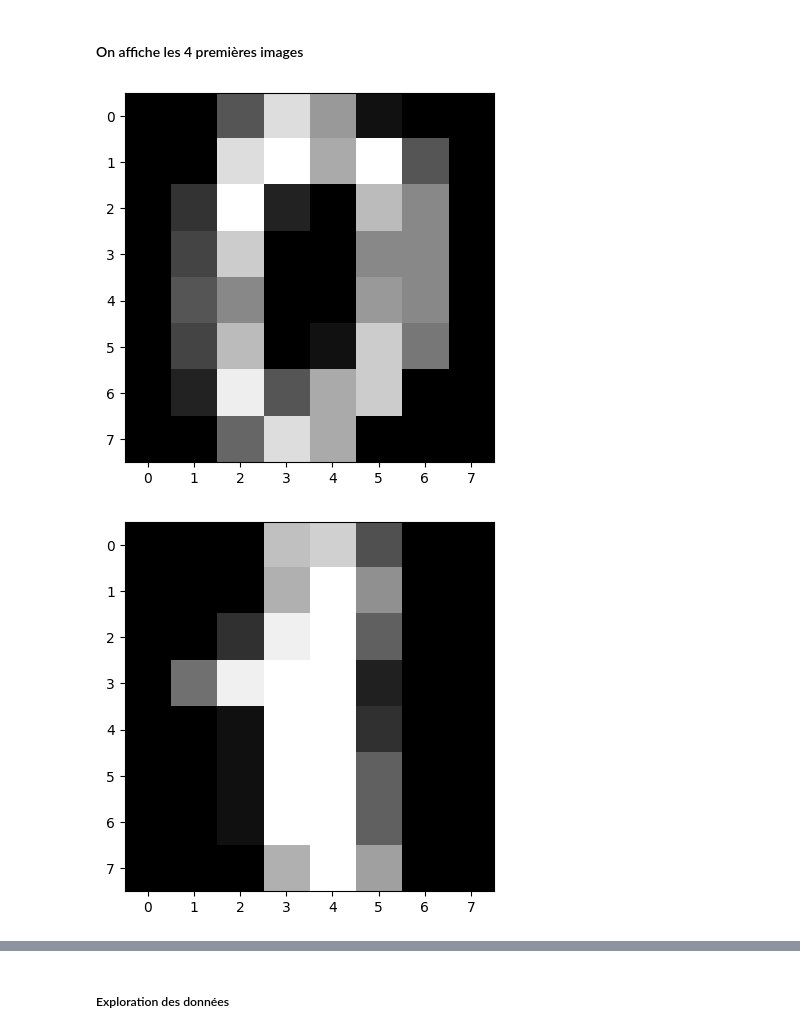
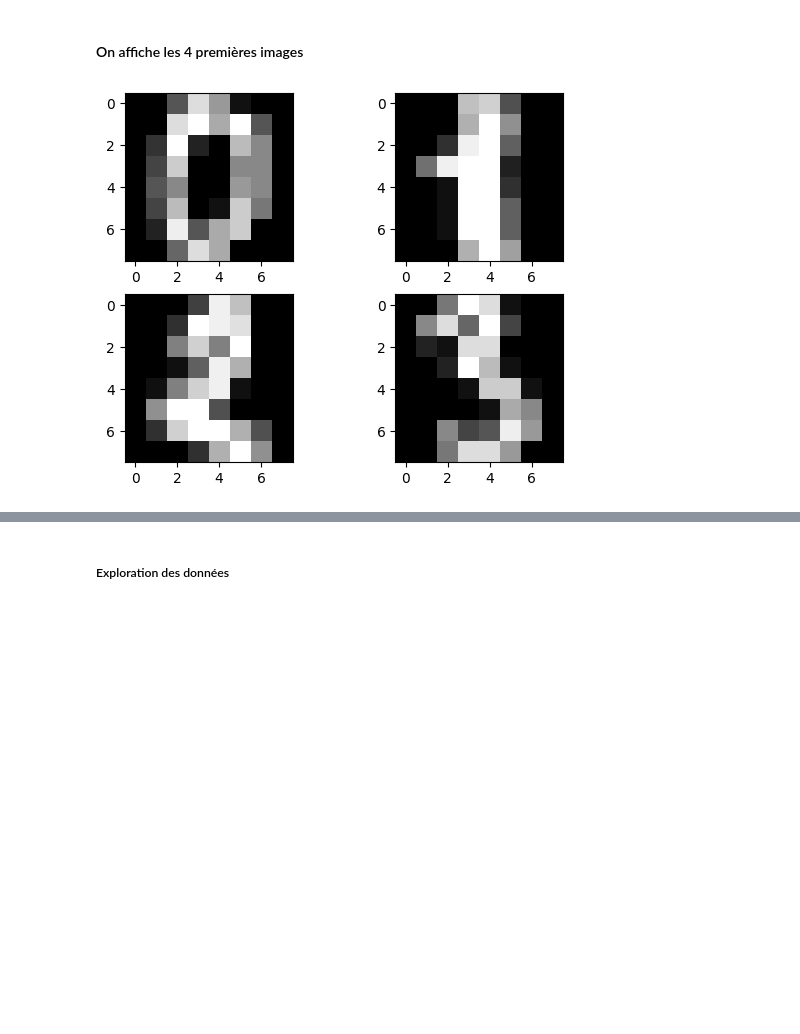
Before and after one commit to bogwee/intro_ml_2025, a Jupyter notebook: src/amine/code3.ipynb, the cells around one changed output, grey strips where cells are left out. Drawn from its saved outputs; the diff is of its cells as text; code cells hidden in the pictures; blank space fills up the shorter version.

```diff
--- a/src/amine/code3.ipynb
+++ b/src/amine/code3.ipynb
@@ -14,8 +14,8 @@ digits = load_digits()
 #### On affiche les 4 premières images
 # %%
 for i in range(4):
+    plt.subplot(2,2,i+1)
     plt.imshow(digits.images[i],cmap='gray')
-    plt.show()
+plt.show()
 # %% [output]
-[figure, old version]
+[figure, new version]
-[figure, removed]
```
Also changed, not shown: parts of 16 cells of this notebook, 3 other files.
